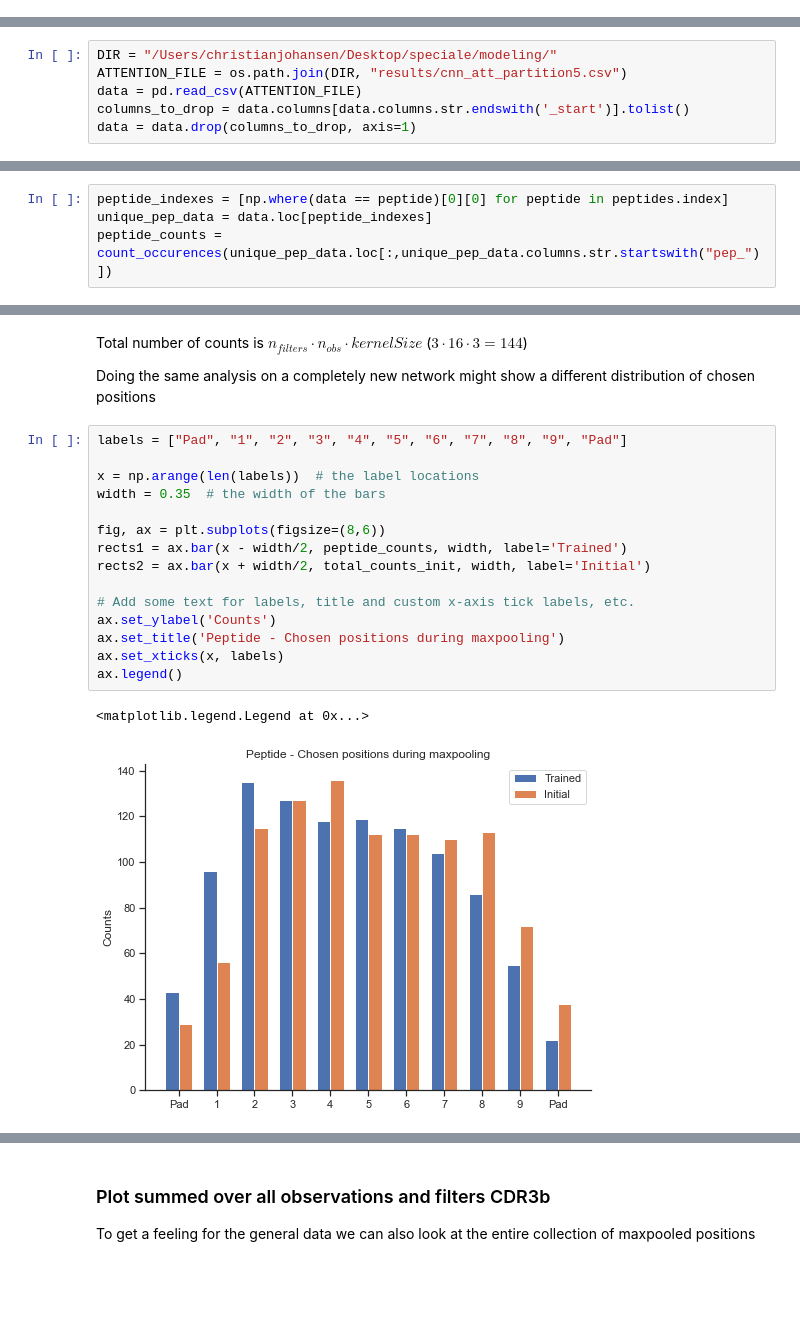
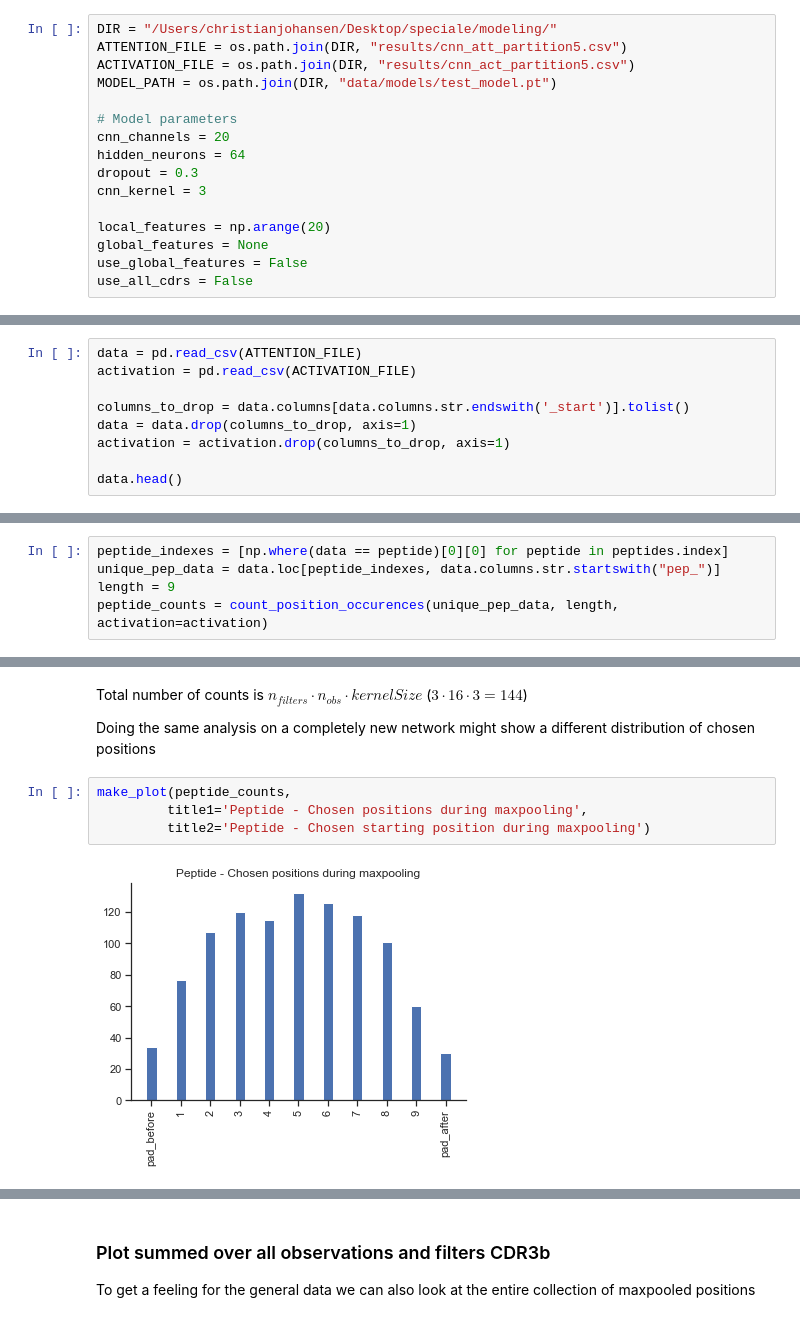
Before and after one commit to chrhjoh/speciale, a Jupyter notebook: modeling/src/03_analyze_cdr_cnn.ipynb, the cells around one changed output, grey strips where cells are left out. Saved outputs shown, nothing was run; the diff lists cells and outputs as text; blank space fills up the shorter version.

```diff
--- a/modeling/src/03_analyze_cdr_cnn.ipynb
+++ b/modeling/src/03_analyze_cdr_cnn.ipynb
@@ -26,0 +82,16 @@ def count_occurences(df):
+# %%
+DIR = "/Users/christianjohansen/Desktop/speciale/modeling/"
+ATTENTION_FILE = os.path.join(DIR, "results/cnn_att_partition5.csv")
+ACTIVATION_FILE = os.path.join(DIR, "results/cnn_act_partition5.csv")
+MODEL_PATH = os.path.join(DIR, "data/models/test_model.pt")
+
+# Model parameters
+cnn_channels = 20
+hidden_neurons = 64
+dropout = 0.3
+cnn_kernel = 3
+
+local_features = np.arange(20)
+global_features = None
+use_global_features = False
+use_all_cdrs = False
@@ -27,6 +100,9 @@ def count_occurences(df):
 # %%
-DIR = "/Users/christianjohansen/Desktop/speciale/modeling/"
-ATTENTION_FILE = os.path.join(DIR, "results/cnn_att_partition5.csv")
 data = pd.read_csv(ATTENTION_FILE)
+activation = pd.read_csv(ACTIVATION_FILE)
+
 columns_to_drop = data.columns[data.columns.str.endswith('_start')].tolist()
 data = data.drop(columns_to_drop, axis=1)
+activation = activation.drop(columns_to_drop, axis=1)
+
+data.head()
@@ -66,8 +160,9 @@ I need to know the amount of peptides in each group since there is big imbalance
 Count the number of times each position is selected when doing maxpooling. Done for only unique peptides here
 # %%
 peptide_indexes = [np.where(data == peptide)[0][0] for peptide in peptides.index]
-unique_pep_data = data.loc[peptide_indexes]
-peptide_counts = count_occurences(unique_pep_data.loc[:,unique_pep_data.columns.str.startswith("pep_")])
+unique_pep_data = data.loc[peptide_indexes, data.columns.str.startswith("pep_")]
+length = 9
+peptide_counts = count_position_occurences(unique_pep_data, length, activation=activation)
 # %%
 peptide_counts
 # %% [output]
@@ -93,21 +173,9 @@ dtype: int64
 Total number of counts is $ n_{filters} \cdot n_{obs} \cdot kernelSize $ ($3 \cdot 16 \cdot 3 = 144$)
 
 Doing the same analysis on a completely new network might show a different distribution of chosen positions
-# %%
-labels = ["Pad", "1", "2", "3", "4", "5", "6", "7", "8", "9", "Pad"]
-
-x = np.arange(len(labels))  # the label locations
-width = 0.35  # the width of the bars
-
-fig, ax = plt.subplots(figsize=(8,6))
-rects1 = ax.bar(x - width/2, peptide_counts, width, label='Trained')
-rects2 = ax.bar(x + width/2, total_counts_init, width, label='Initial')
-
-# Add some text for labels, title and custom x-axis tick labels, etc.
-ax.set_ylabel('Counts')
-ax.set_title('Peptide - Chosen positions during maxpooling')
-ax.set_xticks(x, labels)
-ax.legend()
-# %% [output]
-<matplotlib.legend.Legend at 0x...>
-[figure, removed]
+# %%
+make_plot(peptide_counts,
+         title1='Peptide - Chosen positions during maxpooling',
+         title2='Peptide - Chosen starting position during maxpooling')
+# %% [output]
+[figure, added]
```
Also changed, not shown: parts of 71 cells of this notebook, 6 other files.
